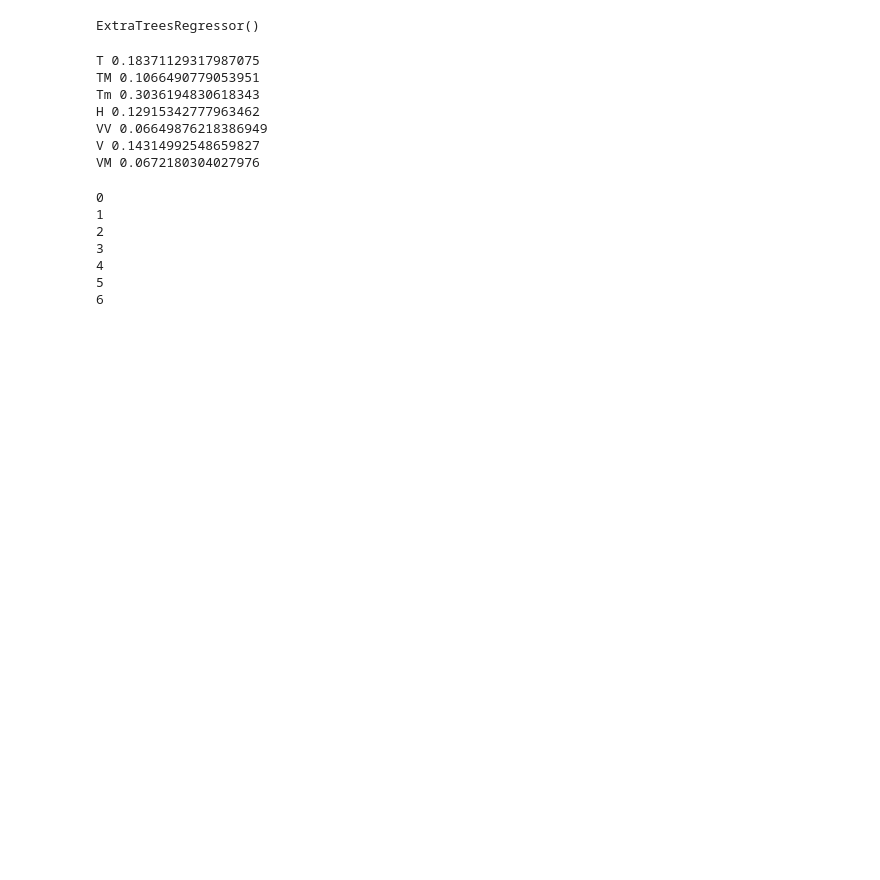
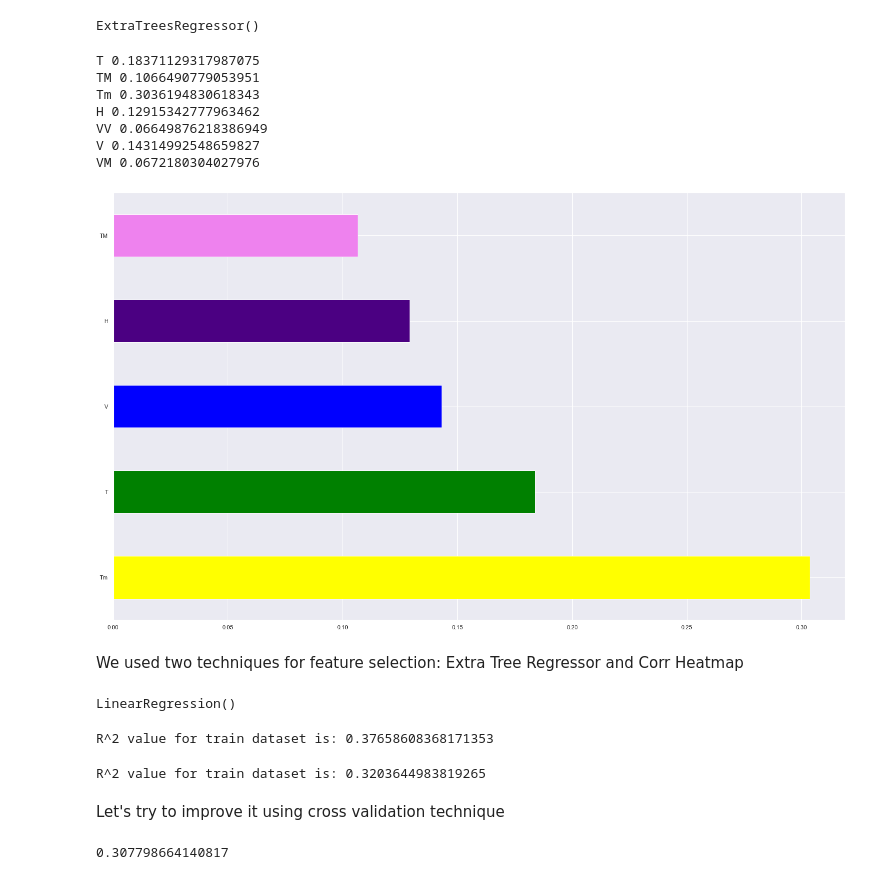
Before and after one commit to hsahu615/AQI_Project, a Jupyter notebook: Main.ipynb, the cells around one changed output. Cells and saved outputs as stored; diff of their text form; code cells hidden in the pictures; blank space fills up the shorter version.

Commit message:
Linear Regression model created

```diff
--- a/Main.ipynb
+++ b/Main.ipynb
@@ -89,13 +89,12 @@ H 0.12915342777963462
 VV 0.06649876218386949
 V 0.14314992548659827
 VM 0.0672180304027976
-# %%
-plt.figure()
-# %% [output]
-0
-1
-2
-3
-4
-5
-6
+# %%
+plt.figure(figsize=(25,15))
+feat_importances = pd.Series(tree.feature_importances_, index=X.columns)
+feat_importances.nlargest(5).plot(kind = "barh", color=['violet', 'indigo', 'blue', 'green', 'yellow',][::-1])
+plt.show()
+# %% [output]
+[figure, added]
+# %% [markdown]
+We used two techniques for feature selection: Extra Tree Regressor and Corr Heatmap
@@ -101,0 +106,15 @@ plt.figure()
+# %%
+model = LinearRegression()
+model.fit(x_train, y_train)
+# %% [output]
+LinearRegression()
+# %%
+print("R^2 value for train dataset is: {}".format(model.score(x_train, y_train)))
+# %% [output]
+R^2 value for train dataset is: 0.37658608368171353
+# %%
+print("R^2 value for train dataset is: {}".format(model.score(x_test, y_test)))
+# %% [output]
+R^2 value for train dataset is: 0.3203644983819265
+# %% [markdown]
+Let's try to improve it using cross validation technique
@@ -101,0 +123,5 @@ plt.figure()
+# %%
+cross_model = cross_val_score(model, X, Y, cv=5)
+cross_model.mean()
+# %% [output]
+0.307798664140817
```
Also changed, not shown: parts of 15 cells of this notebook, 2 other files.
